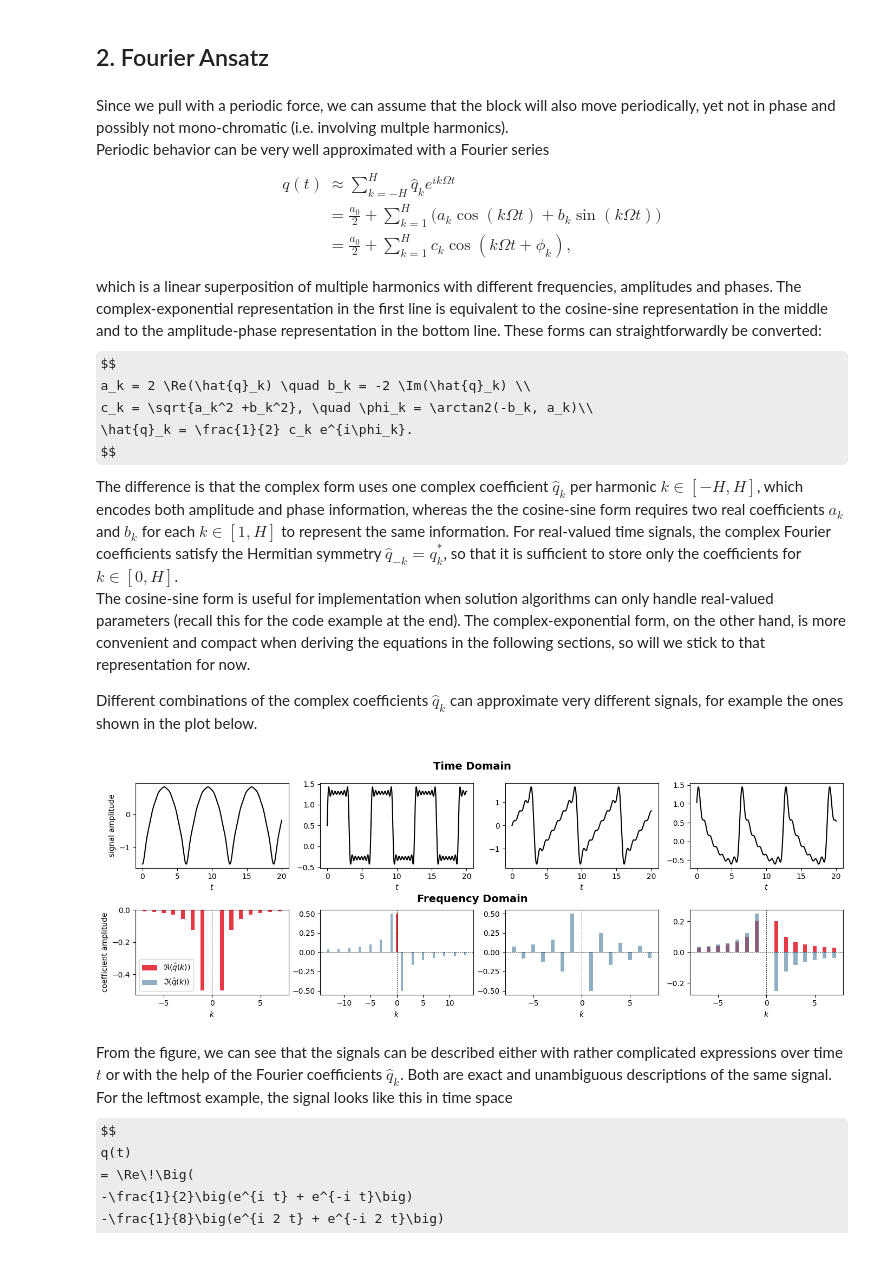
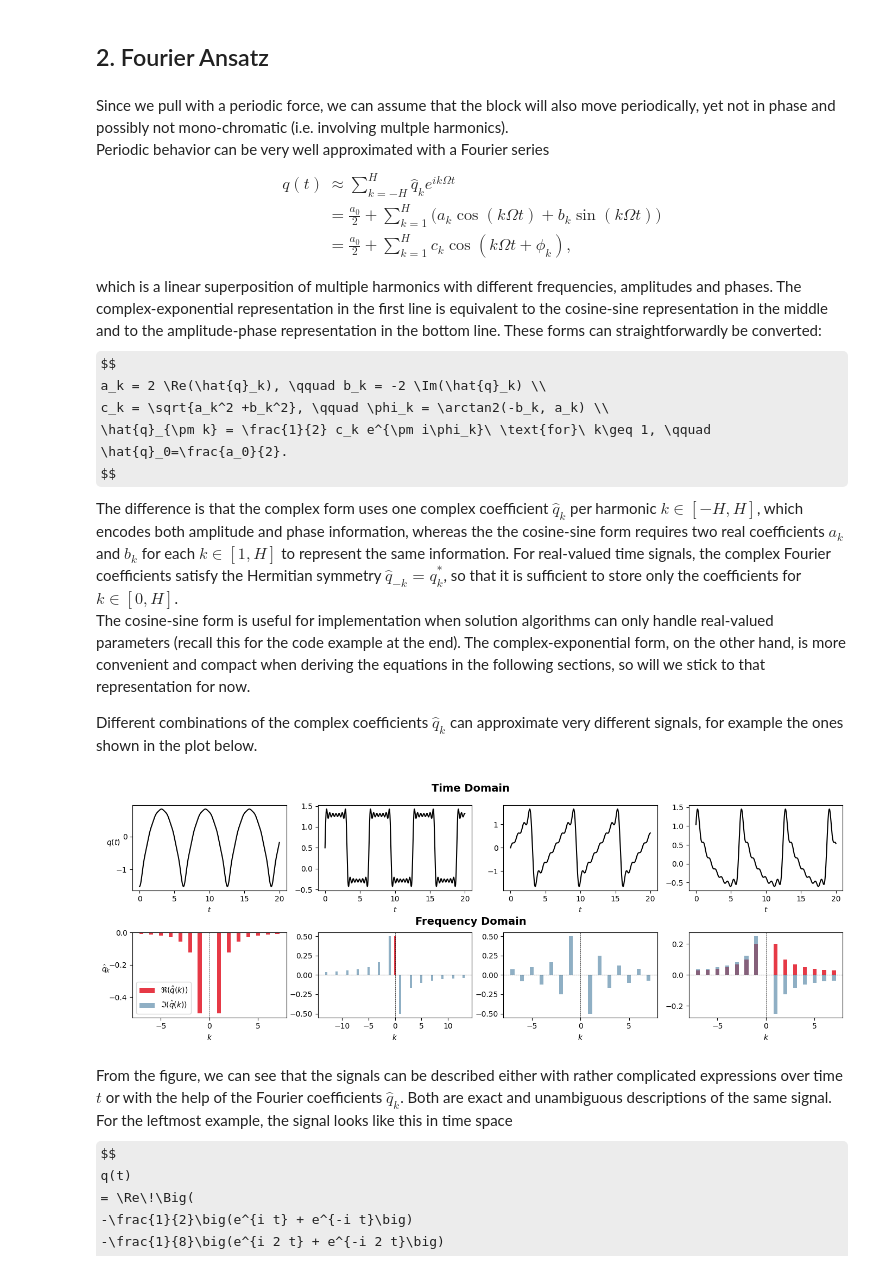
Before and after one commit to MiriamAlina/harmonic-balance-tutorial, a Jupyter notebook: notebooks/HBM_AFT.ipynb, the cells around one changed output. Drawn from its saved outputs; the diff is of its cells as text; code cells hidden in the pictures; some formulas as TeX source.

```diff
--- a/notebooks/HBM_AFT.ipynb
+++ b/notebooks/HBM_AFT.ipynb
@@ -39,9 +39,9 @@ $$
 
 which is a linear superposition of multiple harmonics with different frequencies, amplitudes and phases. The complex-exponential representation in the first line is equivalent to the cosine-sine representation in the middle and to the amplitude-phase representation in the bottom line. These forms can straightforwardly be converted:
 $$
-a_k = 2 \Re(\hat{q}_k) \quad b_k = -2 \Im(\hat{q}_k) \\
-c_k = \sqrt{a_k^2 +b_k^2}, \quad \phi_k = \arctan2(-b_k, a_k)\\
-\hat{q}_k = \frac{1}{2} c_k e^{i\phi_k}.
+a_k = 2 \Re(\hat{q}_k), \qquad b_k = -2 \Im(\hat{q}_k) \\
+c_k = \sqrt{a_k^2 +b_k^2}, \qquad \phi_k = \arctan2(-b_k, a_k) \\
+\hat{q}_{\pm k} = \frac{1}{2} c_k e^{\pm i\phi_k}\ \text{for}\ k\geq 1, \qquad \hat{q}_0=\frac{a_0}{2}.
 $$
 The difference is that the complex form uses one complex coefficient $\hat{q}_k$ per harmonic $k \in [-H, H]$, which encodes both amplitude and phase information, whereas the the cosine-sine form requires two real coefficients $a_k$ and $b_k$ for each $k \in [1, H]$ to represent the same information. For real-valued time signals, the complex Fourier coefficients satisfy the Hermitian symmetry $\hat{q}_{-k}=\hat{q}^*_k$, so that it is sufficient to store only the coefficients for $k \in [0,H]$.
 The cosine-sine form is useful for implementation when solution algorithms can only handle real-valued parameters (recall this for the code example at the end). The complex-exponential form, on the other hand, is more convenient and compact when deriving the equations in the following sections, so will we stick to that representation for now.
@@ -55,35 +55,35 @@ fig, ax = plt.subplots(2,4,figsize=(14,5))
 x = np.linspace(0, 20, 1000)
 
 f_from_cn = lambda c,x: sum(c[n]*np.exp(1j*n*x) for n in c)
 def plot_cn(ax, c, legend=False):
     ns, vals = zip(*sorted(c.items()))
     ax.bar(ns, np.real(vals), 0.4, color='#E63946', label=r'$\Re(\hat{q}(k))$')
     ax.bar(ns, np.imag(vals), 0.4, color='#457B9D', alpha=0.6, label=r'$\Im(\hat{q}(k))$')
     if legend: ax.legend()
     ax.axhline(0,color='k',lw=0.5,ls='--'); ax.axvline(0,color='k',lw=0.5,ls='--')
 
 c1 = {n:-1/(2*n**2) for n in range(1,8)}
 c1 |= {-n:v for n,v in c1.items()}
-ax[0,0].plot(x, np.real(f_from_cn(c1,x)), 'k'); plot_cn(ax[1,0],c1, legend=True); ax[0,0].set_xlabel(r'$t$'); ax[1,0].set_xlabel(r'$k$'); ax[0,0].set_ylabel('signal amplitude'); ax[1,0].set_ylabel('coefficient amplitude')
+ax[0,0].plot(x, np.real(f_from_cn(c1,x)), 'k'); plot_cn(ax[1,0],c1, legend=True); ax[0,0].set_xlabel(r'$t$'); ax[1,0].set_xlabel(r'$k$'); ax[0,0].set_ylabel(r'$q(t)$', rotation=0); ax[1,0].set_ylabel(r'$\hat{q}_k$', rotation=0)
 
 c2 = {0:0.5} | {n:-1j/(2*n) for n in range(1,14,2)}
 c2 |= {-n:v.conjugate() for n,v in c2.items() if n>0}
 ax[0,1].plot(x, np.real(f_from_cn(c2,x)), 'k'); plot_cn(ax[1,1],c2); ax[0,1].set_xlabel(r'$t$'); ax[1,1].set_xlabel(r'$k$')
 
 c3 = {n:(-1)**(n+1)/(2j*n) for n in range(1,8)}
 c3 |= {-n:-v for n,v in c3.items()}
 ax[0,2].plot(x, np.real(f_from_cn(c3,x)), 'k'); plot_cn(ax[1,2],c3); ax[0,2].set_xlabel(r'$t$'); ax[1,2].set_xlabel(r'$k$')
 
 c4 = {n:1/(5*n)-1j/(4*n) for n in range(1,8)}
 c4 |= {-n:v.conjugate() for n,v in c4.items()}
 ax[0,3].plot(x, np.real(f_from_cn(c4,x)), 'k'); plot_cn(ax[1,3],c4); ax[0,3].set_xlabel(r'$t$'); ax[1,3].set_xlabel(r'$k$')
 
 fig.text(0.5,0.95,'Time Domain',ha='center',fontsize=14,fontweight='bold')
 fig.text(0.5,0.46,'Frequency Domain',ha='center',fontsize=14,fontweight='bold')
 plt.tight_layout(h_pad=2.5); plt.subplots_adjust(top=0.9)
 plt.show()
 # %% [output]
-[figure, old version]
+[figure, new version]
 # %% [markdown]
 From the figure, we can see that the signals can be described either with rather complicated expressions over time $t$ or with the help of the Fourier coefficients $\hat{q}_k$. Both are exact and unambiguous descriptions of the same signal. For the leftmost example, the signal looks like this in time space
 $$
```
